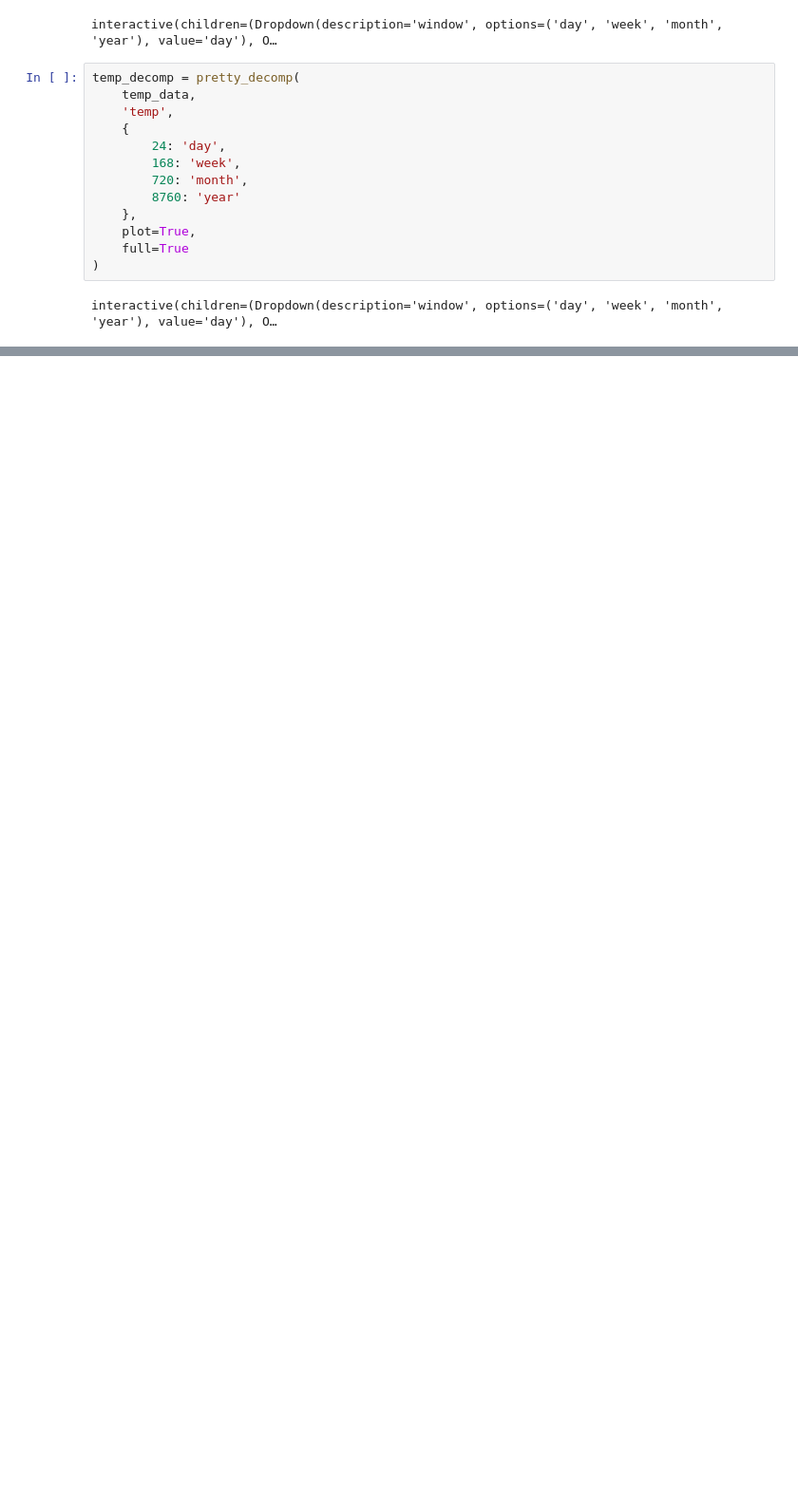
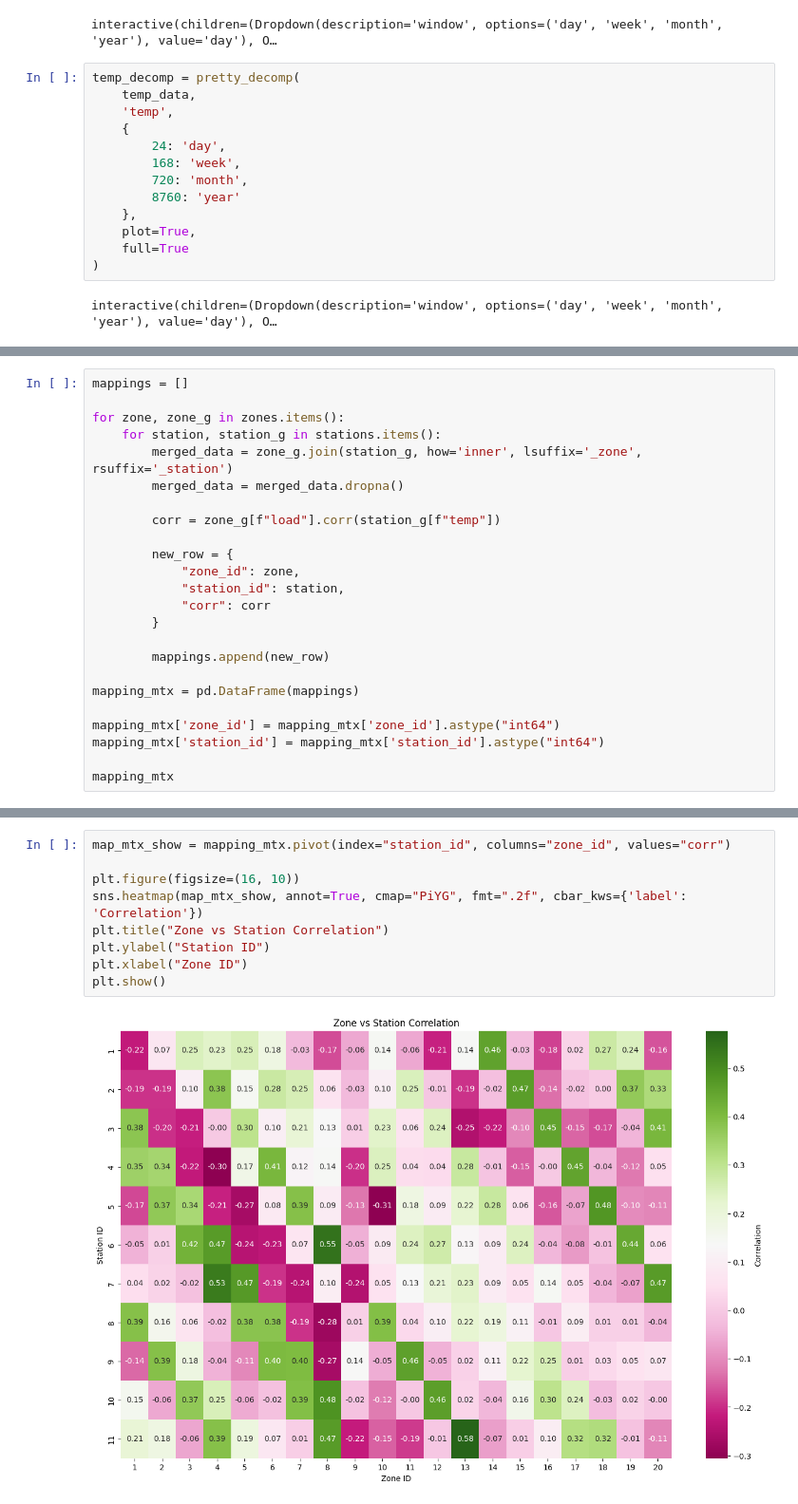
Before and after one commit to pavander7/415-final-project, a Jupyter notebook: data_loaders.ipynb, the cells around one changed output, grey strips where cells are left out. Shown at 95% size. Saved outputs shown, nothing was run; the diff lists cells and outputs as text; blank space fills up the shorter version.

```diff
--- a/data_loaders.ipynb
+++ b/data_loaders.ipynb
@@ -316,0 +340,24 @@ strong multicollinearity or other numerical problems.
+# %%
+mappings = []
+
+for zone, zone_g in zones.items():
+    for station, station_g in stations.items():
+        merged_data = zone_g.join(station_g, how='inner', lsuffix='_zone', rsuffix='_station')
+        merged_data = merged_data.dropna()
+
+        corr = zone_g[f"load"].corr(station_g[f"temp"])
+
+        new_row = {
+            "zone_id": zone,
+            "station_id": station,
+            "corr": corr
+        }
+
+        mappings.append(new_row)
+
+mapping_mtx = pd.DataFrame(mappings)
+
+mapping_mtx['zone_id'] = mapping_mtx['zone_id'].astype("int64")
+mapping_mtx['station_id'] = mapping_mtx['station_id'].astype("int64")
+
+mapping_mtx
@@ -316,0 +378,11 @@ strong multicollinearity or other numerical problems.
+# %%
+map_mtx_show = mapping_mtx.pivot(index="station_id", columns="zone_id", values="corr")
+
+plt.figure(figsize=(16, 10))
+sns.heatmap(map_mtx_show, annot=True, cmap="PiYG", fmt=".2f", cbar_kws={'label': 'Correlation'})
+plt.title("Zone vs Station Correlation")
+plt.ylabel("Station ID")
+plt.xlabel("Zone ID")
+plt.show()
+# %% [output]
+[figure, added]
```
Also changed, not shown: parts of 20 cells of this notebook, 8 other files.
